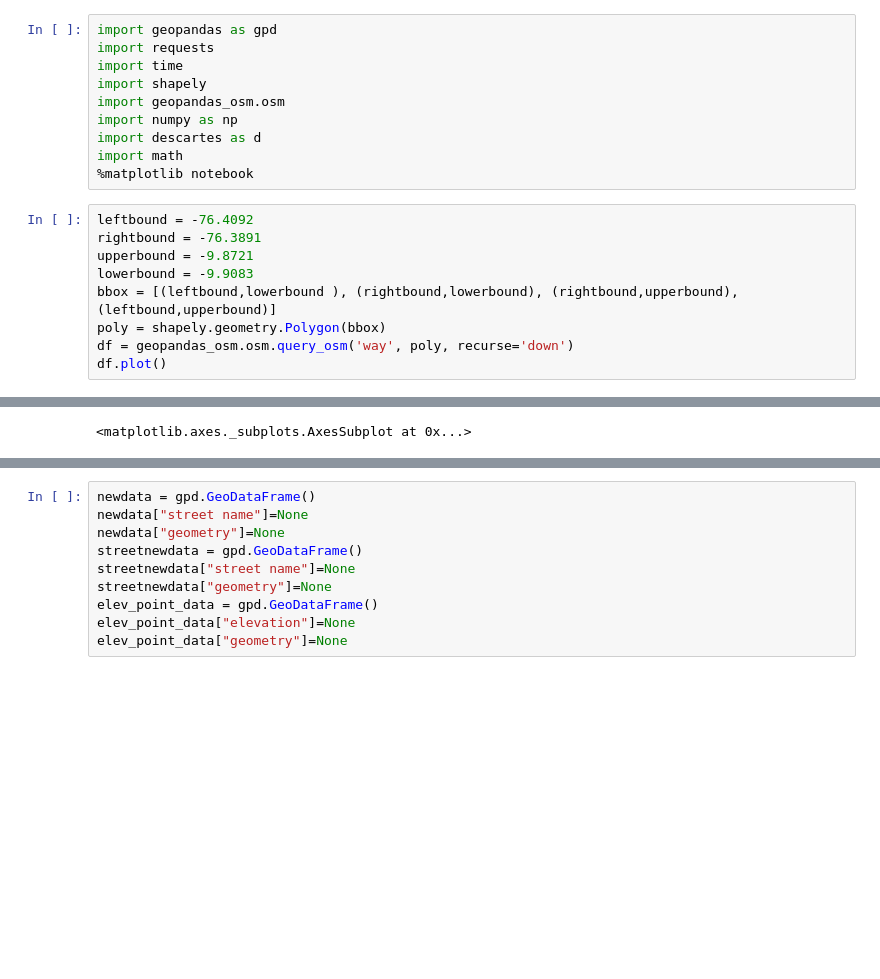
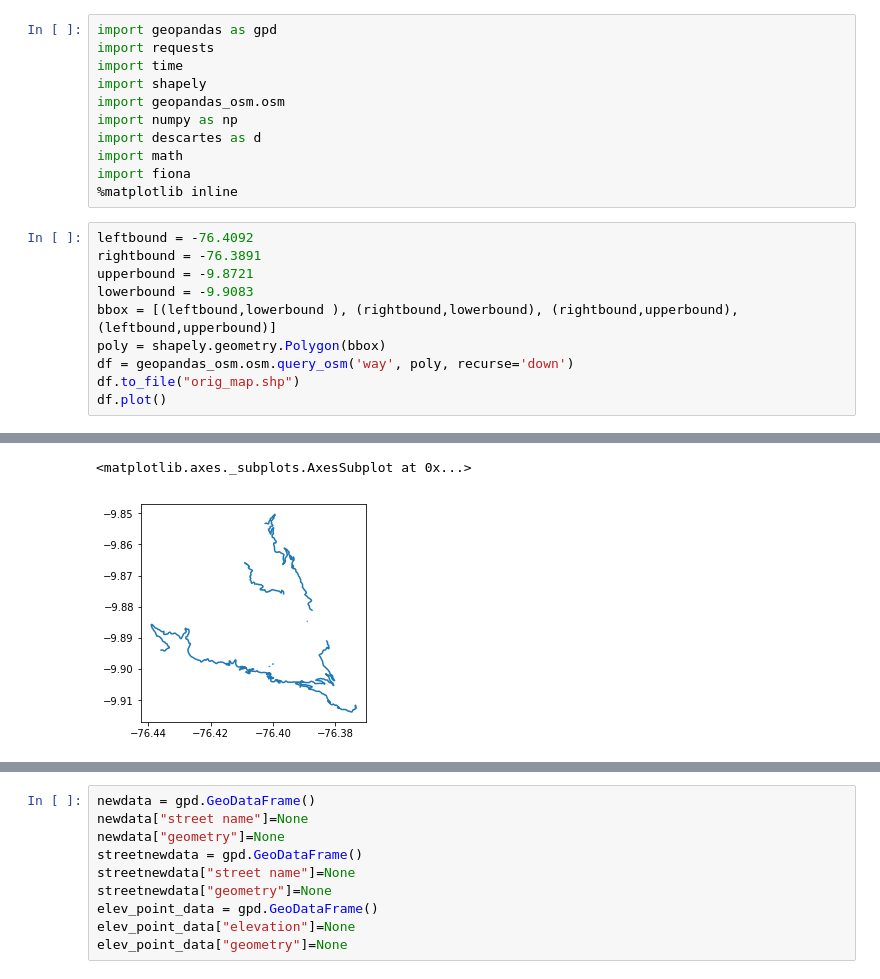
Before and after one commit to juliusgeo/BikingElevationMap, a Jupyter notebook: notebook.ipynb, the cells around one changed output, grey strips where cells are left out. Drawn from its saved outputs; the diff is of its cells as text; blank space fills up the shorter version.

```diff
--- a/notebook.ipynb
+++ b/notebook.ipynb
@@ -7,7 +7,8 @@ import geopandas_osm.osm
 import numpy as np
 import descartes as d
 import math
-%matplotlib notebook
+import fiona
+%matplotlib inline
 # %%
 leftbound = -76.4092
 rightbound = -76.3891
@@ -16,5 +17,6 @@ lowerbound = -9.9083
 bbox = [(leftbound,lowerbound ), (rightbound,lowerbound), (rightbound,upperbound), (leftbound,upperbound)]
 poly = shapely.geometry.Polygon(bbox)
 df = geopandas_osm.osm.query_osm('way', poly, recurse='down')
+df.to_file("orig_map.shp")
 df.plot()
 # %% [output]
@@ -23,4 +23,5 @@ df.plot()
 <matplotlib.axes._subplots.AxesSubplot at 0x...>
+[figure, added]
 # %%
 arr=["highway","residential", "primary", "secondary","tertiary","unclassified", "cycleway"]
 df=df[df.highway.isin(arr)]
```
Also changed, not shown: parts of 9 cells of this notebook, 22 other files.
